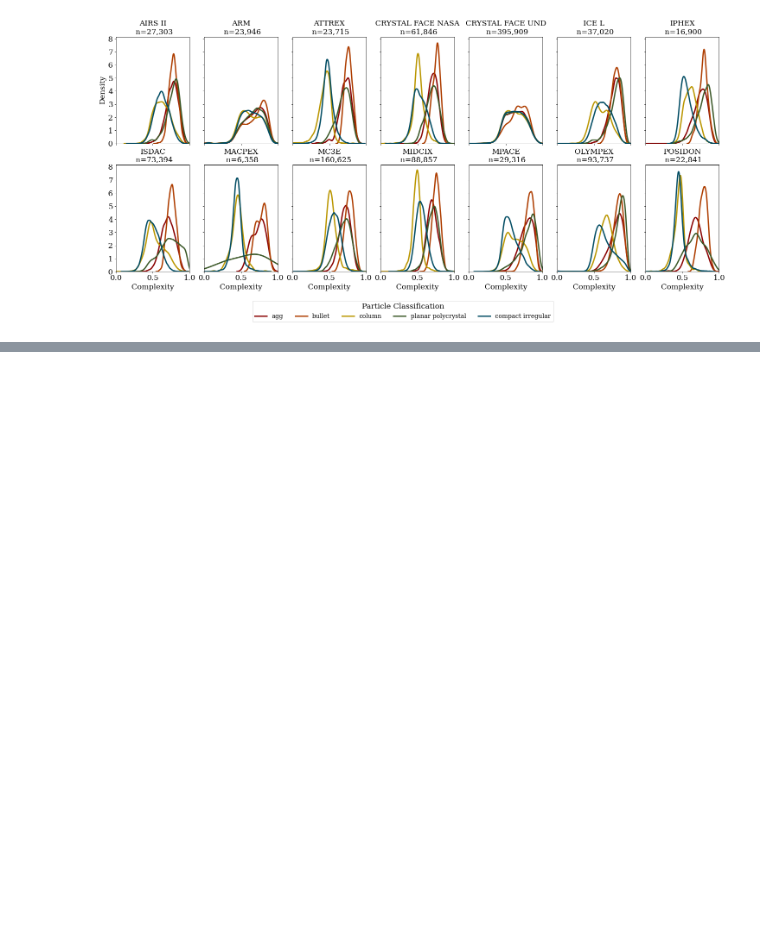
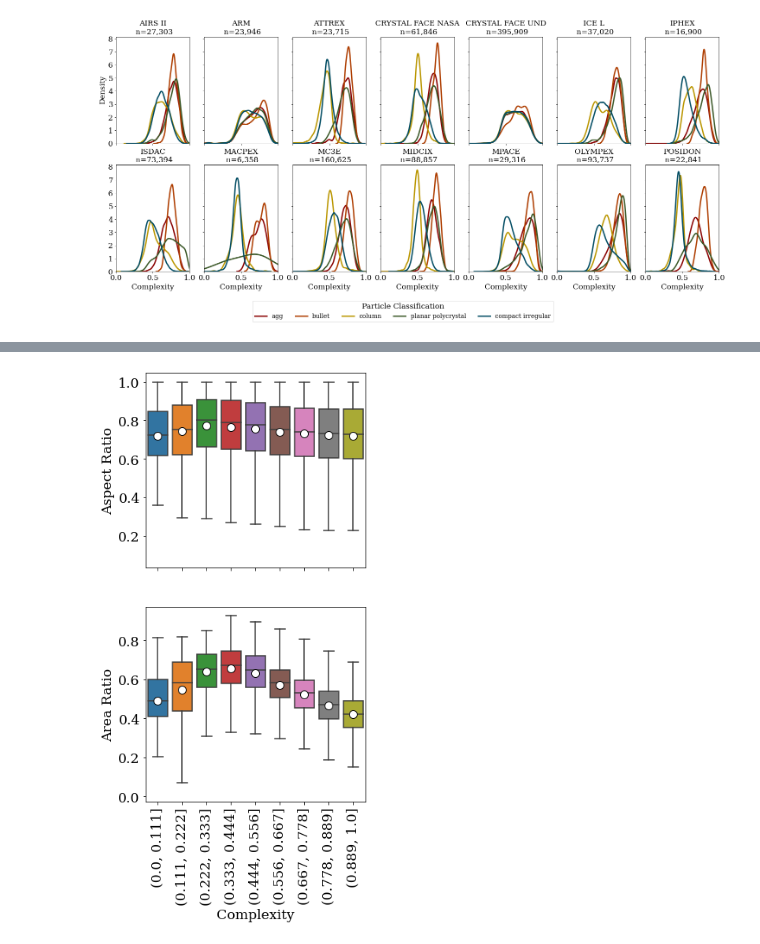
Before and after one commit to vprzybylo/IPAS, a Jupyter notebook: ipas/CPI/CPI_multiparticle_reviewer1response.ipynb, the cells around one changed output, grey strips where cells are left out. Cells and saved outputs as stored; diff of their text form; code cells hidden in the pictures; blank space fills up the shorter version.

Commit message:
added complexity area ratio to module

```diff
--- a/ipas/CPI/CPI_multiparticle_reviewer1response.ipynb
+++ b/ipas/CPI/CPI_multiparticle_reviewer1response.ipynb
@@ -148,0 +44,4 @@ plt.savefig(f'../plots/complexity_phi_ar.png', bbox_inches='tight')
+# %%
+p.complexity_area_ratio(part_type='compact_irreg')
+# %% [output]
+[figure, added]
```
Also changed, not shown: parts of 8 cells of this notebook, 1 other file.
